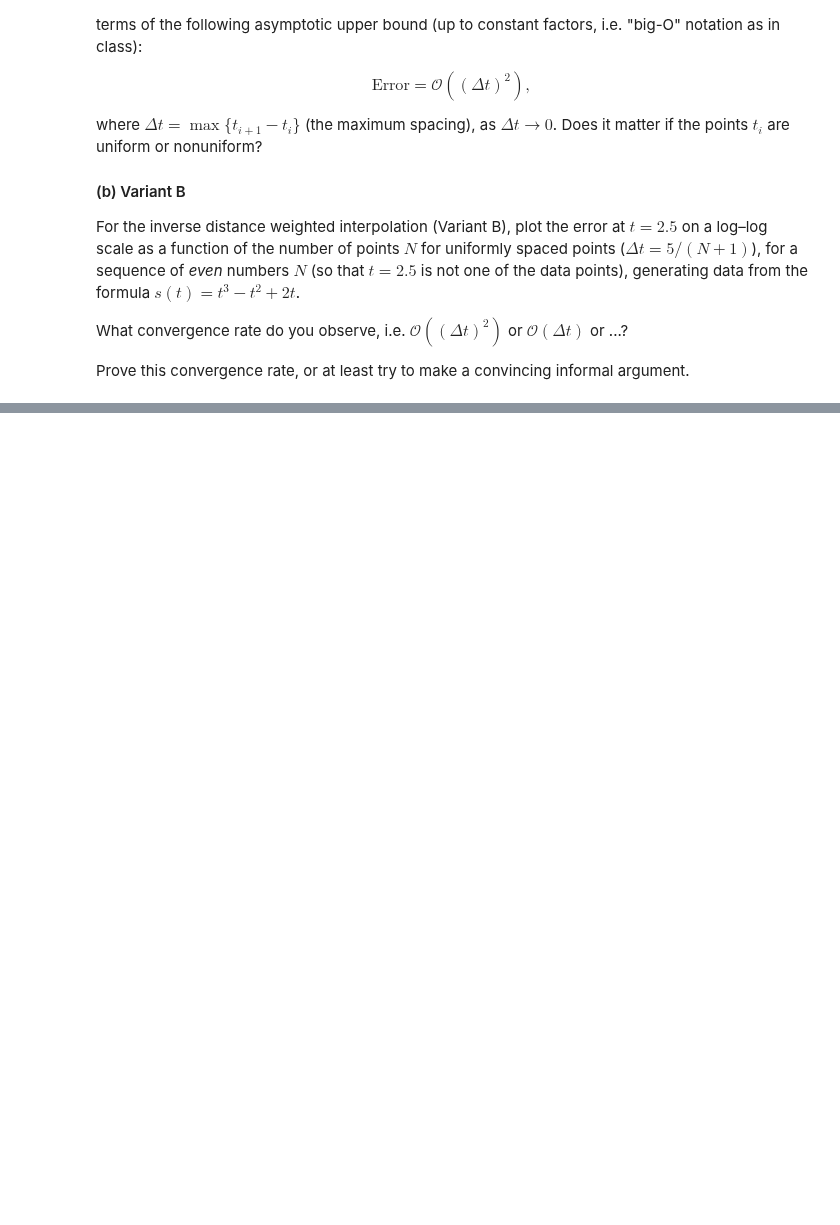
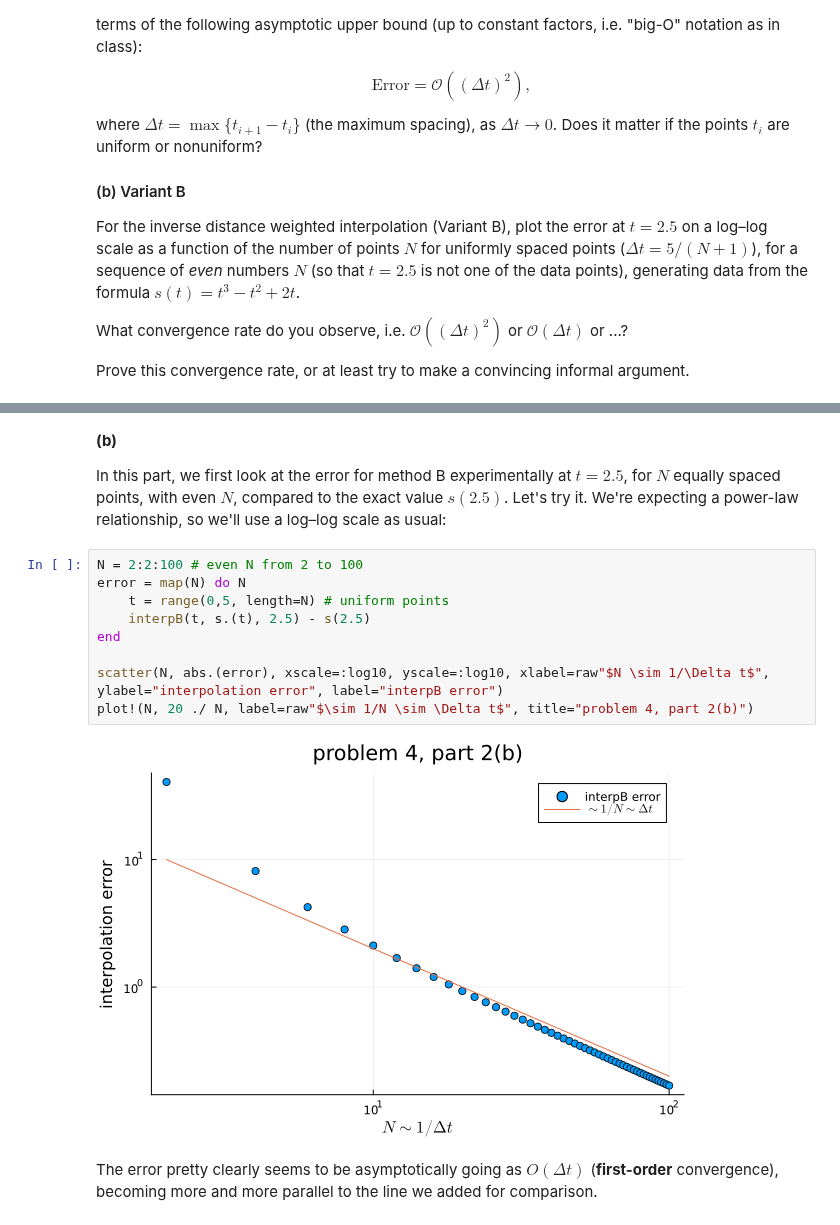
Before and after one commit to mitmath/numerical_hub, a Jupyter notebook: psets/pset1sol.ipynb, the cells around one changed output, grey strips where cells are left out. Drawn from its saved outputs; the diff is of its cells as text; blank space fills up the shorter version.

```diff
--- a/psets/pset1sol.ipynb
+++ b/psets/pset1sol.ipynb
@@ -293,0 +473,17 @@ Prove this convergence rate, or at least try to make a convincing informal argum
+# %% [markdown]
+**(b)**
+
+In this part, we first look at the error for method B experimentally at $t=2.5$, for $N$ equally spaced points, with even $N$, compared to the exact value $s(2.5)$.  Let's try it.  We're expecting a power-law relationship, so we'll use a log–log scale as usual:
+# %%
+N = 2:2:100 # even N from 2 to 100
+error = map(N) do N
+    t = range(0,5, length=N) # uniform points
+    interpB(t, s.(t), 2.5) - s(2.5)
+end
+
+scatter(N, abs.(error), xscale=:log10, yscale=:log10, xlabel=raw"$N \sim 1/\Delta t$", ylabel="interpolation error", label="interpB error")
+plot!(N, 20 ./ N, label=raw"$\sim 1/N \sim \Delta t$", title="problem 4, part 2(b)")
+# %% [output]
+[figure, added]
+# %% [markdown]
+The error pretty clearly seems to be asymptotically going as $\boxed{O(\Delta t)}$ (**first-order** convergence), becoming more and more parallel to the line we added for comparison.
```
Also changed, not shown: parts of 34 cells of this notebook.
